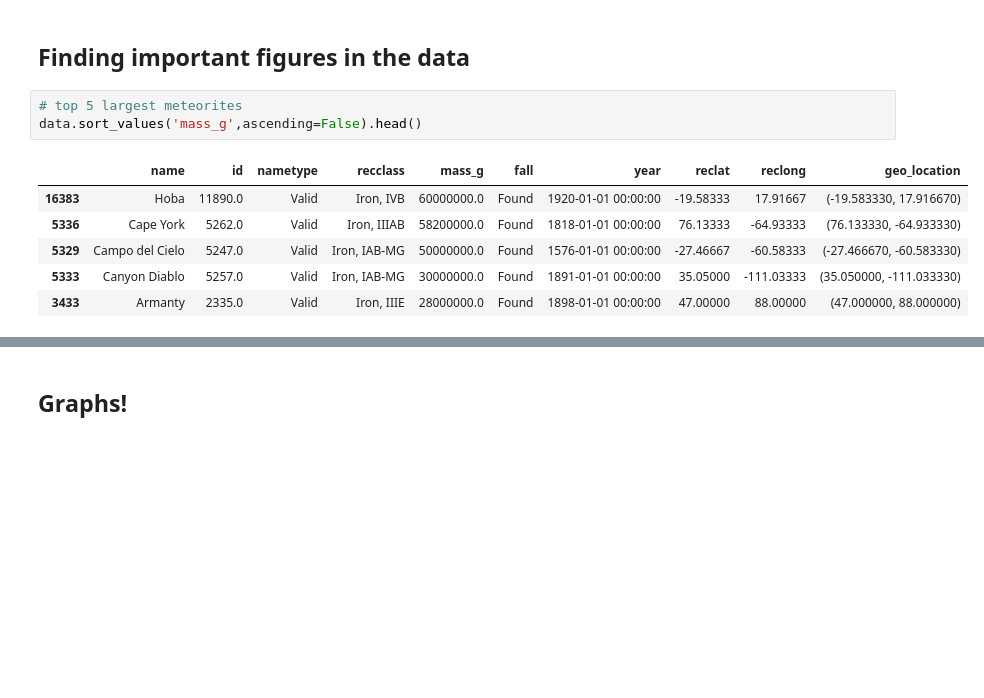
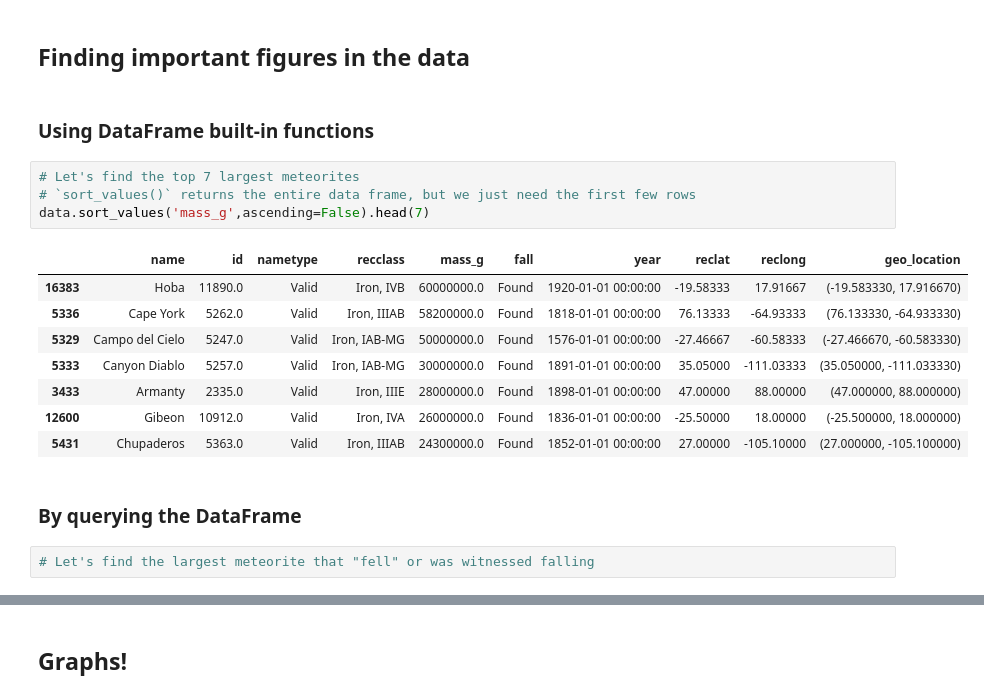
Before and after one commit to devleague/NASA-Launch-Kit-2017, a Jupyter notebook: Meteorite Visualizations with Python.ipynb, the cells around one changed output, grey strips where cells are left out. Cells and saved outputs as stored; diff of their text form; blank space fills up the shorter version.

```diff
--- a/Meteorite Visualizations with Python.ipynb
+++ b/Meteorite Visualizations with Python.ipynb
@@ -93,12 +121,21 @@ data.tail()
 # %% [markdown]
 ## Finding important figures in the data
+# %% [markdown]
+### Using DataFrame built-in functions
 # %%
-# top 5 largest meteorites
-data.sort_values('mass_g',ascending=False).head()
+# Let's find the top 7 largest meteorites
+# `sort_values()` returns the entire data frame, but we just need the first few rows
+data.sort_values('mass_g',ascending=False).head(7)
 # %% [output]
 |  | name | id | nametype | recclass | mass_g | fall | year | reclat | reclong | geo_location |
 | 16383 | Hoba | 11890.0 | Valid | Iron, IVB | 60000000.0 | Found | 1920-01-01 00:00:00 | -19.58333 | 17.91667 | (-19.583330, 17.916670) |
 | 5336 | Cape York | 5262.0 | Valid | Iron, IIIAB | 58200000.0 | Found | 1818-01-01 00:00:00 | 76.13333 | -64.93333 | (76.133330, -64.933330) |
 | 5329 | Campo del Cielo | 5247.0 | Valid | Iron, IAB-MG | 50000000.0 | Found | 1576-01-01 00:00:00 | -27.46667 | -60.58333 | (-27.466670, -60.583330) |
 | 5333 | Canyon Diablo | 5257.0 | Valid | Iron, IAB-MG | 30000000.0 | Found | 1891-01-01 00:00:00 | 35.05000 | -111.03333 | (35.050000, -111.033330) |
 | 3433 | Armanty | 2335.0 | Valid | Iron, IIIE | 28000000.0 | Found | 1898-01-01 00:00:00 | 47.00000 | 88.00000 | (47.000000, 88.000000) |
+| 12600 | Gibeon | 10912.0 | Valid | Iron, IVA | 26000000.0 | Found | 1836-01-01 00:00:00 | -25.50000 | 18.00000 | (-25.500000, 18.000000) |
+| 5431 | Chupaderos | 5363.0 | Valid | Iron, IIIAB | 24300000.0 | Found | 1852-01-01 00:00:00 | 27.00000 | -105.10000 | (27.000000, -105.100000) |
+# %% [markdown]
+### By querying the DataFrame
+# %%
+# Let's find the largest meteorite that "fell" or was witnessed falling
```
Also changed, not shown: parts of 33 cells of this notebook.
